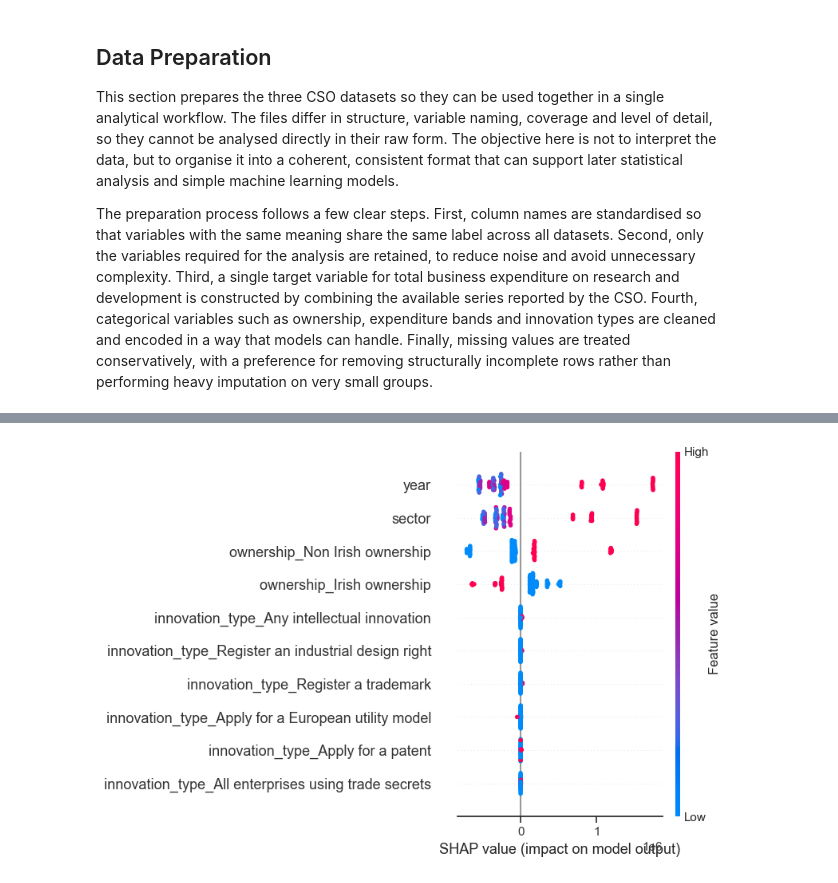
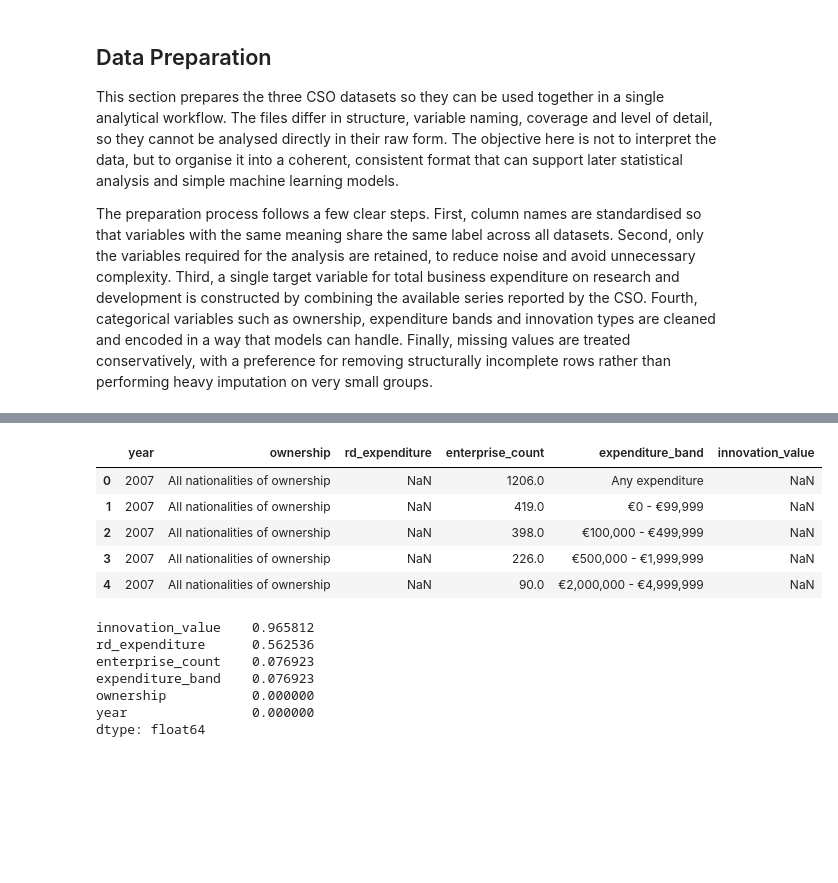
Before and after one commit to moonexca/CA3_StrategicThinking_SolYash, a Jupyter notebook: Adriana_Soledad_Yash_Ecosystem_of_Innovation_Ireland.ipynb, the cells around one changed output, grey strips where cells are left out. Cells and saved outputs as stored; diff of their text form; code cells hidden in the pictures; blank space fills up the shorter version.

```diff
--- a/Adriana_Soledad_Yash_Ecosystem_of_Innovation_Ireland.ipynb
+++ b/Adriana_Soledad_Yash_Ecosystem_of_Innovation_Ireland.ipynb
@@ -757,12 +221,0 @@ plt.show()
-# %%
-# 11. Optional SHAP analysis for Random Forest
-try:
-    import shap
-    explainer = shap.TreeExplainer(best_rf)
-    shap_sample = X_test.sample(min(100, X_test.shape[0]), random_state=42)
-    shap_values = explainer.shap_values(shap_sample)
-    shap.summary_plot(shap_values, shap_sample)
-except ImportError:
-    print("\nSHAP not installed: skipping SHAP analysis.")
-# %% [output]
-[figure, removed]
@@ -768,0 +252,56 @@ except ImportError:
+# %%
+# Ensure numeric year
+df1["year"] = pd.to_numeric(df1["year"], errors="coerce")
+df2["year"] = pd.to_numeric(df2["year"], errors="coerce")
+df3["year"] = pd.to_numeric(df3["year"], errors="coerce")
+
+# Remove duplicates
+df1 = df1.drop_duplicates()
+df2 = df2.drop_duplicates()
+df3 = df3.drop_duplicates()
+# %%
+# Merge grid with each dataset
+# Merge R&D data
+merged = pd.merge(
+    grid,
+    df2[["year", "ownership", "rd_expenditure"]],
+    on=["year", "ownership"],
+    how="left")
+
+# Merge enterprise counts
+merged = pd.merge(
+    merged,
+    df3[["year", "ownership", "enterprise_count", "expenditure_band"]],
+    on=["year", "ownership"],
+    how="left")
+# %%
+# Merge innovation data (note: df1 does not include ownership)
+innovation_by_year = df1.groupby("year", as_index=False)[["innovation_value"]].mean()
+
+merged = pd.merge(
+    merged,
+    innovation_by_year,
+    on="year",
+    how="left")
+
+# Final dataset
+df = merged.copy()
+
+df.head()
+# %% [output]
+|  | year | ownership | rd_expenditure | enterprise_count | expenditure_band | innovation_value |
+| 0 | 2007 | All nationalities of ownership | NaN | 1206.0 | Any expenditure | NaN |
+| 1 | 2007 | All nationalities of ownership | NaN | 419.0 | €0 - €99,999 | NaN |
+| 2 | 2007 | All nationalities of ownership | NaN | 398.0 | €100,000 - €499,999 | NaN |
+| 3 | 2007 | All nationalities of ownership | NaN | 226.0 | €500,000 - €1,999,999 | NaN |
+| 4 | 2007 | All nationalities of ownership | NaN | 90.0 | €2,000,000 - €4,999,999 | NaN |
+# %%
+df.isna().mean().sort_values(ascending=False)
+# %% [output]
+innovation_value    0.965812
+rd_expenditure      0.562536
+enterprise_count    0.076923
+expenditure_band    0.076923
+ownership           0.000000
+year                0.000000
+dtype: float64
```
Also changed, not shown: parts of 63 cells of this notebook.
